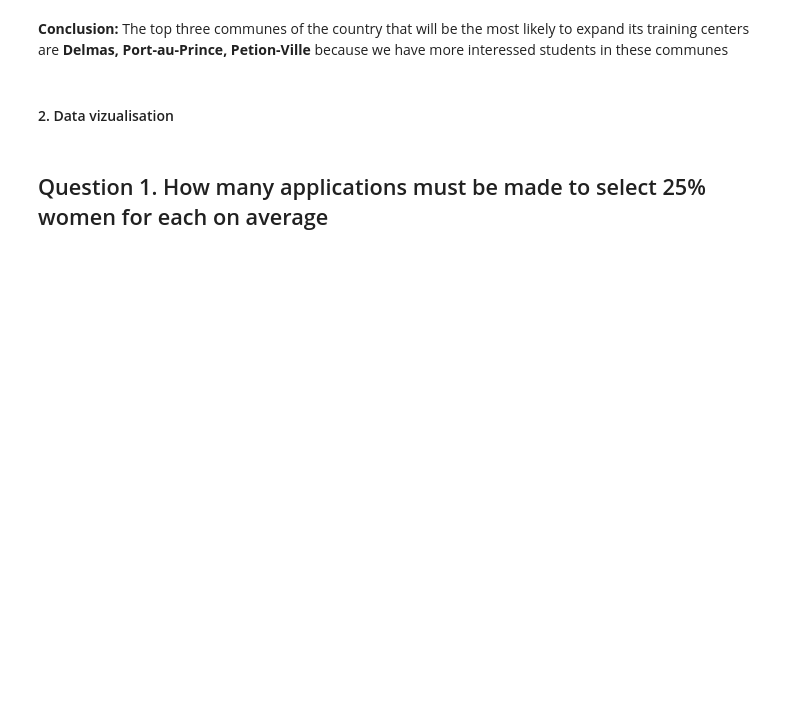
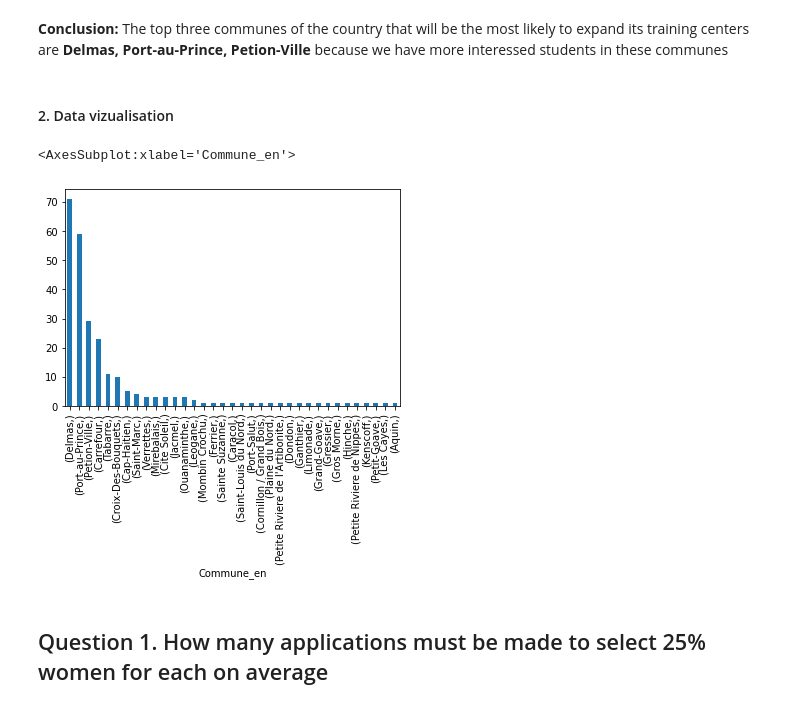
Before and after one commit to kesnel/Project-Data-Processing, a Jupyter notebook: data.ipynb, the cells around one changed output. Saved outputs shown, nothing was run; the diff lists cells and outputs as text; code cells hidden in the pictures; blank space fills up the shorter version.

```diff
--- a/data.ipynb
+++ b/data.ipynb
@@ -515,6 +515,11 @@ dtype: int64
 **Conclusion:** The top three communes of the country that will be the most likely to expand its training centers are **Delmas, Port-au-Prince, Petion-Ville** because we have more interessed students in these communes
 # %% [markdown]
 #### 2. Data vizualisation
+# %%
+result_location_df.plot.bar()
+# %% [output]
+<AxesSubplot:xlabel='Commune_en'>
+[figure, added]
 # %% [markdown]
 ## Question 1. How many applications must be made to select 25% women for each on average
 # %% [markdown]
```
Also changed, not shown: parts of 16 cells of this notebook.
